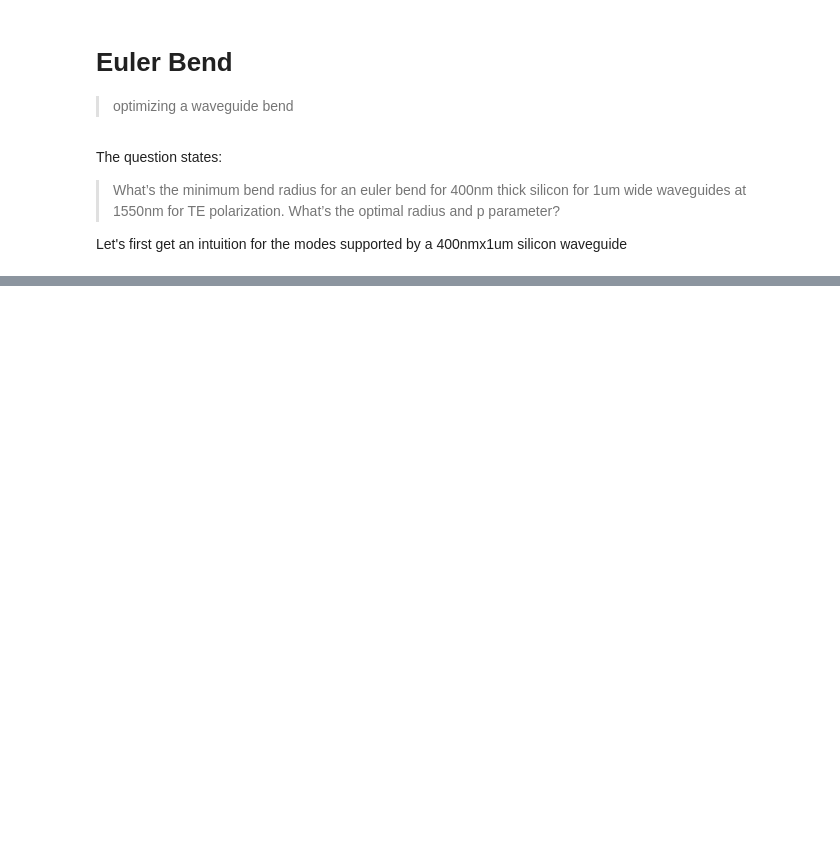
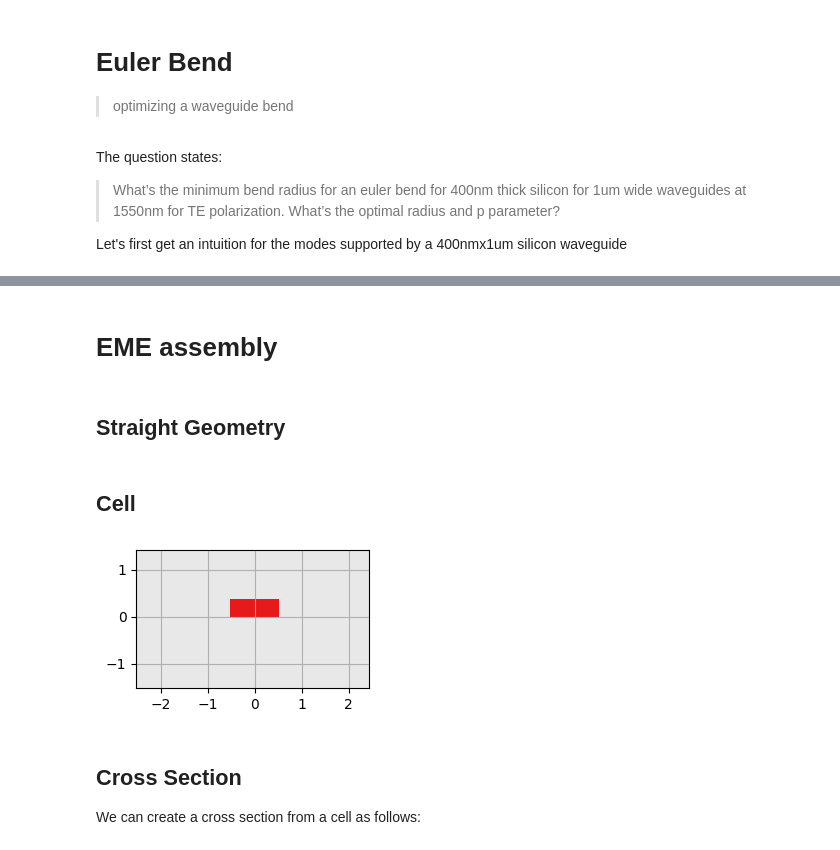
Before and after one commit to jan-david-fischbach/skill-challenge, a Jupyter notebook: nbs/02_eulerbend.ipynb, the cells around one changed output, grey strips where cells are left out. Cells and saved outputs as stored; diff of their text form; code cells hidden in the pictures; blank space fills up the shorter version.

```diff
--- a/nbs/02_eulerbend.ipynb
+++ b/nbs/02_eulerbend.ipynb
@@ -63,0 +71,29 @@ plt.yscale("log")
+# %%
+#@title Settings
+T = 38.0        #@param {type:"number"}  #Temperature in deg C
+wl_start = 1.5  #@param {type:"number"}  #Start wavelength in um
+wl_stop = 1.6   #@param {type:"number"}  #Stop wavelength in um
+num_wl = 5      #@param {type:"number"}  #number of wavelengths
+w = 1           #@param {type:"number"}  #waveguide width in um
+t_slab = 0      #@param {type:"number"}  #slab thickness in um
+t_core = 0.400  #@param {type:"number"}  #core thickness in um
+t_ox = 3        #@param {type:"number"}  #cladding thickness in um; full extend
+num_modes = 7   #@param {type:"number"}  #number of considered modes
+num_cells = 35  #@param {type:"number"}  #number of cells in eme
+n_wg = 3.45     #@param {type:"number"}  #refractive index of the core
+n_ox = 1.46     #@param {type:"number"}  #refrective index of the cladding
+alpha_tot = np.pi/2 #angle of the full turn
+R_eff =  140     #@param {type:"number"}  #effective Radius in um
+
+R_eff_min = 130  #@param {type:"number"}  #minimum effective Radius in sweep
+R_eff_max = 400 #@param {type:"number"}  #maximum effective Radius in sweep
+R_eff_points = 10
+R_eff_sweep = np.logspace(
+    np.log10(R_eff_min),
+    np.log10(R_eff_max),
+    R_eff_points)
+
+p = 0.5         #@param {type:"number"}  #part of the bend that is euler
+p_sweep = np.logspace(np.log10(0.01), np.log10(0.25), 60)
+
+wl_mean = np.mean([wl_start, wl_stop])
@@ -63,0 +239,4 @@ plt.yscale("log")
+# %% [markdown]
+# EME assembly
+# %% [markdown]
+## Straight Geometry
@@ -63,0 +297,2 @@ plt.yscale("log")
+# %% [markdown]
+## Cell
@@ -63,0 +356,8 @@ plt.yscale("log")
+# %%
+mw.visualize(create_cell(bend_radius=50.0, L=10))
+# %% [output]
+[figure, added]
+# %% [markdown]
+## Cross Section
+
+We can create a cross section from a cell as follows:
```
Also changed, not shown: parts of 50 cells of this notebook, 8 other files.
